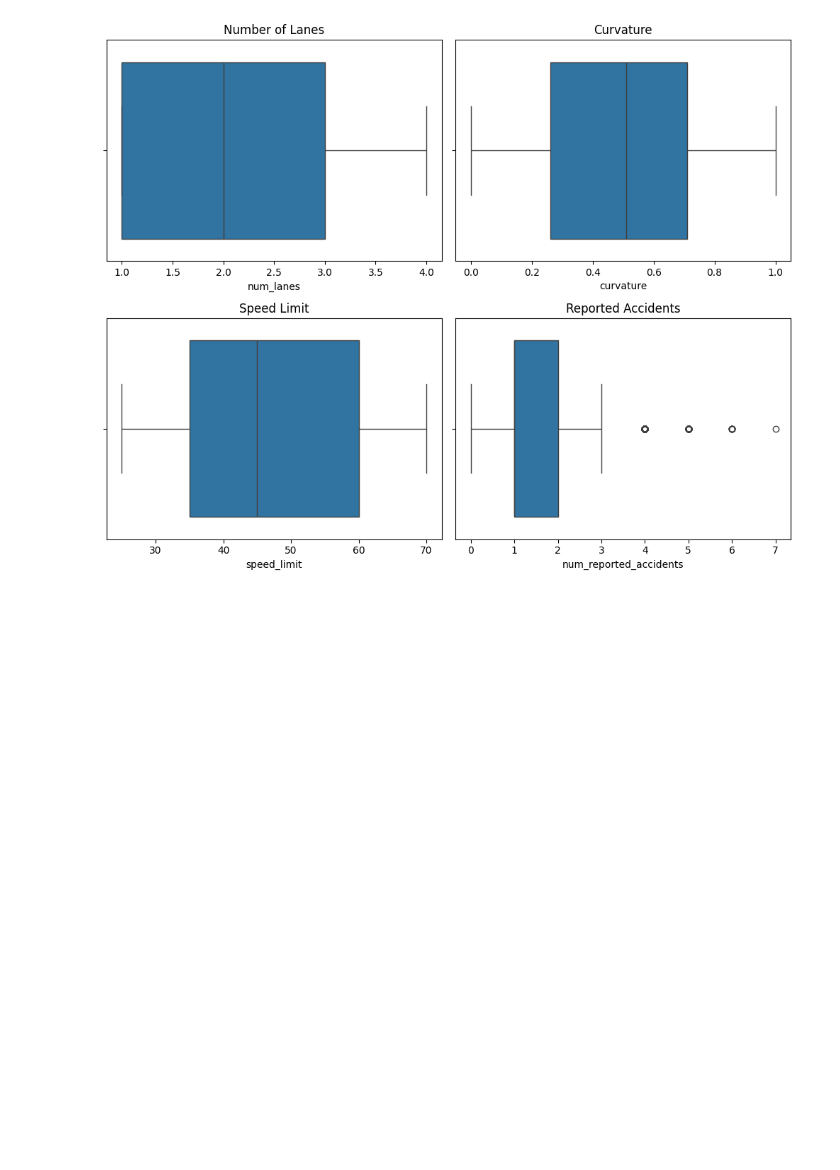
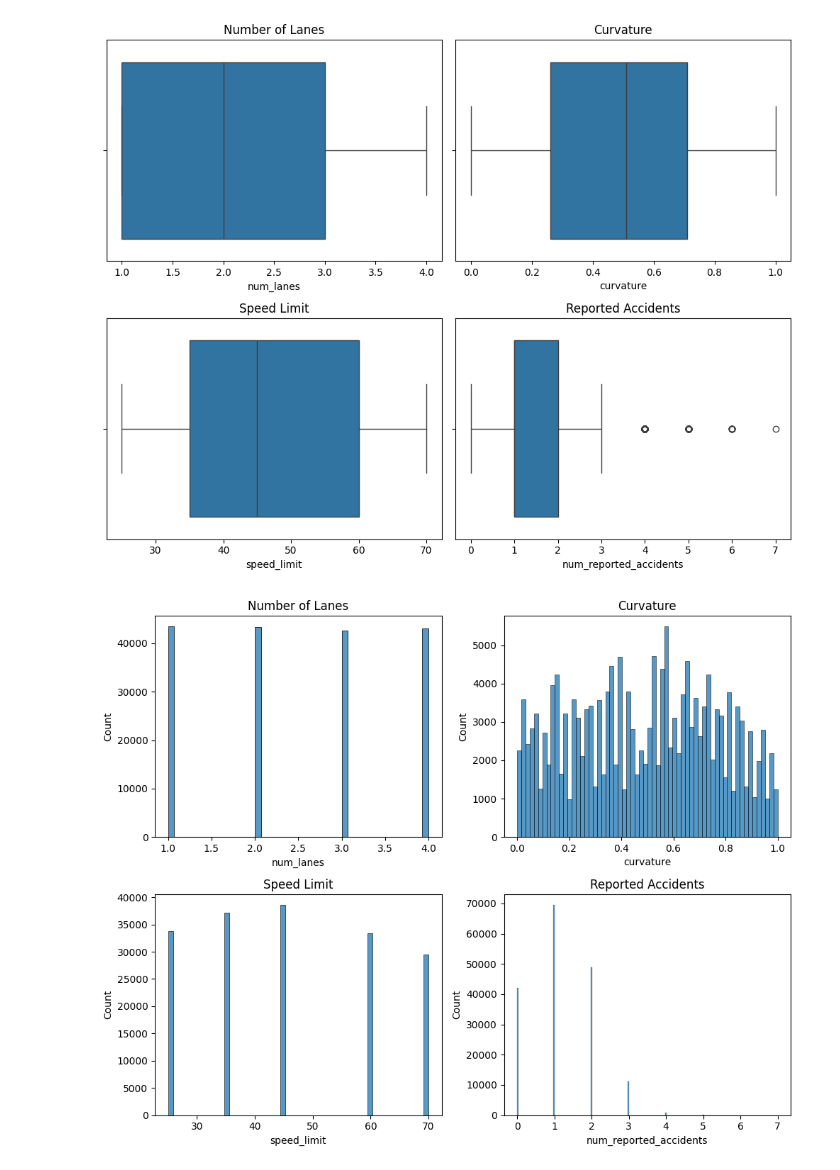
Before and after one commit to JoseAlfaro12/Kaggle_Playground_10_25, a Jupyter notebook: Code/EDA.ipynb, the cells around one changed output. Saved outputs shown, nothing was run; the diff lists cells and outputs as text; code cells hidden in the pictures; blank space fills up the shorter version.

Commit message:
Created histograms and bar plots for test/train features

```diff
--- a/Code/EDA.ipynb
+++ b/Code/EDA.ipynb
@@ -63,3 +63,22 @@ plt.tight_layout()
 plt.show()
 # %% [output]
 [figure]
+# %%
+fig, axes = plt.subplots(2, 2, figsize=(10, 8))  # 2x2 grid
+
+sns.histplot(x=train['num_lanes'], ax=axes[0, 0])
+axes[0, 0].set_title('Number of Lanes')
+
+sns.histplot(x=train['curvature'], ax=axes[0, 1])
+axes[0, 1].set_title('Curvature')
+
+sns.histplot(x=train['speed_limit'], ax=axes[1, 0])
+axes[1, 0].set_title('Speed Limit')
+
+sns.histplot(x=train['num_reported_accidents'], ax=axes[1, 1])
+axes[1, 1].set_title('Reported Accidents')
+
+plt.tight_layout()
+plt.show()
+# %% [output]
+[figure, added]
```
Also changed, not shown: parts of 3 cells of this notebook.
